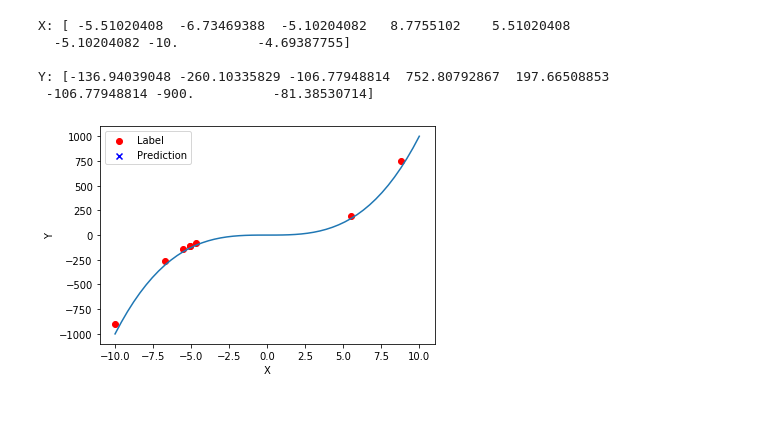
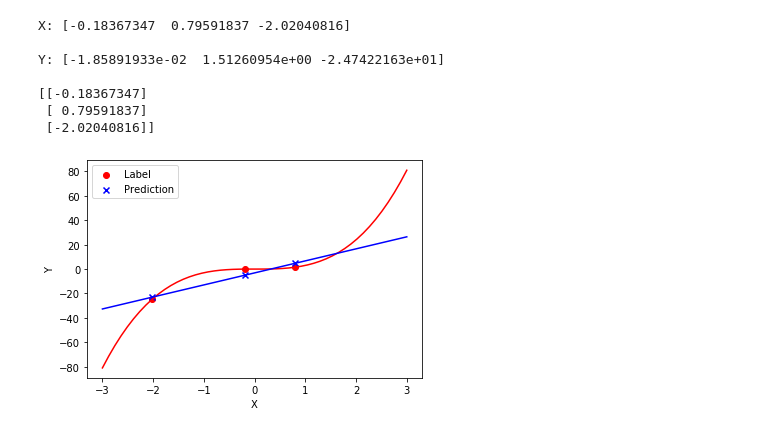
Before and after one commit to raihaan123/Strong-ML-Foundations, a Jupyter notebook: Bias, variance and generalisation.ipynb, the cells around one changed output. Cells and saved outputs as stored; diff of their text form; code cells hidden in the pictures.

```diff
--- a/Bias, variance and generalisation.ipynb
+++ b/Bias, variance and generalisation.ipynb
@@ -63,31 +73,6 @@ Let's look at that. Run the cell below to create a linear model and optimise its
 import matplotlib.pyplot as plt
 import numpy as np
 from numpy.polynomial import Polynomial
-
-# def plot_data(X, Y):
-#     plt.figure() # create a figure
-#     plt.scatter(X, Y, c='r') # plot the data in color=red
-#     plt.xlabel('X')
-#     plt.ylabel('Y')
-#     plt.show()
-
-_range = 10
-
-def sample_polynomial_data(m=20, order=3, _range=1):
-    coeffs = np.random.randn(order + 1) # initialise random coefficients for each order of the input + a constant offset
-    print(Polynomial(coeffs))
-    poly_func = np.vectorize(Polynomial(coeffs)) #
-    X = np.random.randn(m)
-    Y = poly_func(X)
-    return X, Y, coeffs #returns X (the input), Y (labels) and coefficients for each power
-
-m = 5 # how many examples do we want?
-order = 3 # how many powers do we want to raise our input data to?
-data = np.linspace(-_range, _range, 50)
-X = np.random.choice(data, size=(8,))
-Y = X**2 + X**3
-print('X:',X, '\n')
-print('Y:',Y, '\n')
 
 class MultiVariableLinearHypothesis:
     def __init__(self, n_features):
@@ -97,50 +82,63 @@ class MultiVariableLinearHypothesis:
     def __call__(self, X): #input is of shape (n_datapoints, n_vars)
         y_hat = np.matmul(X, self.w) + self.b
         return y_hat #output is of shape (n_datapoints, 1)
     def update_params(self, new_w, new_b):
         self.w = new_w
         self.b = new_b
     def calc_deriv(self, X, y_hat, labels):
         diffs = y_hat-labels
         dLdw = 2 * np.array([np.sum(diffs * X[:, i]) / m for i in range(self.n_features)])
         dLdb = 2*np.sum(diffs)/m
         return dLdw, dLdb
 
 def train(num_epochs, X, Y, H):
     for e in range(num_epochs): # for this many complete runs through the dataset
         y_hat = H(X) # make predictions
         dLdw, dLdb = H.calc_deriv(X, y_hat, Y) # calculate gradient of current loss with respect to model parameters
         new_w = H.w - learning_rate * dLdw # compute new model weight using gradient descent update rule
         new_b = H.b - learning_rate * dLdb # compute new model bias using gradient descent update rule
         H.update_params(new_w, new_b) # update model weight and bias
 
-def plot_h_vs_y(X, y_hat, Y):
-    fig = plt.figure()
-    plt.scatter(X, Y, c='r', label='Label')
-    plt.plot(datanp.linspace(-_range, _range)**3, data**3)
-    plt.scatter(X, y_hat, c='b', label='Prediction', marker='x')
-    plt.legend()
-    plt.xlabel('X')
-    plt.ylabel('Y')
-    plt.show()
-
 def create_polynomial_inputs(X, order=3):
     new_dataset = np.array([X, *[np.power(X, i) for i in range(2, order + 1)]]).T
     return new_dataset # new_dataset should be shape [m, order]
 
+_range = 3
+data = np.linspace(-_range, _range, 50) #
+
+m = 3 # how many examples do we want?
+X = np.random.choice(data, size=(m,))
+true_coeffs = (0, 0, 0, 3)
+Y_fn = np.polynomial.polynomial.Polynomial(true_coeffs)
+Y = Y_fn(X)
+print('X:',X, '\n')
+print('Y:',Y, '\n')
+
 num_epochs = 1000
-learning_rate = 0.03
+learning_rate = 0.01
 highest_order_power = 1
 
-X = create_polynomial_inputs(X, highest_order_power)
-H = MultiVariableLinearHypothesis(n_features=highest_order_power)
+x_data = create_polynomial_inputs(X, highest_order_power) # create polynomial
+print(x_data)
+H = MultiVariableLinearHypothesis(n_features=highest_order_power) # initialise our model
 
-train(num_epochs, X, Y, H) # train model and plot cost curve
-plot_h_vs_y(X, H(X), Y) # plot predictions and true data
+train(num_epochs, x_data, Y, H) # train model and plot cost curve
+
+fig = plt.figure()
+plt.scatter(X, Y, c='r', label='Label')
+plt.plot(data, Y_fn(data), c='r')
+plt.scatter(X, H(x_data), c='b', label='Prediction', marker='x')
+plt.plot(data, H(data.reshape(len(data), 1)), c='b')
+plt.legend()
+plt.xlabel('X')
+plt.ylabel('Y')
+plt.show()
 # %% [output]
-X: [ -5.51020408  -6.73469388  -5.10204082   8.7755102    5.51020408
-  -5.10204082 -10.          -4.69387755]
+X: [-0.18367347  0.79591837 -2.02040816]
 
-Y: [-136.94039048 -260.10335829 -106.77948814  752.80792867  197.66508853
- -106.77948814 -900.          -81.38530714]
+Y: [-1.85891933e-02  1.51260954e+00 -2.47422163e+01]
+
+[[-0.18367347]
+ [ 0.79591837]
+ [-2.02040816]]
-[figure, old version]
+[figure, new version]
```
Also changed, not shown: parts of 21 cells of this notebook, 6 other files.
